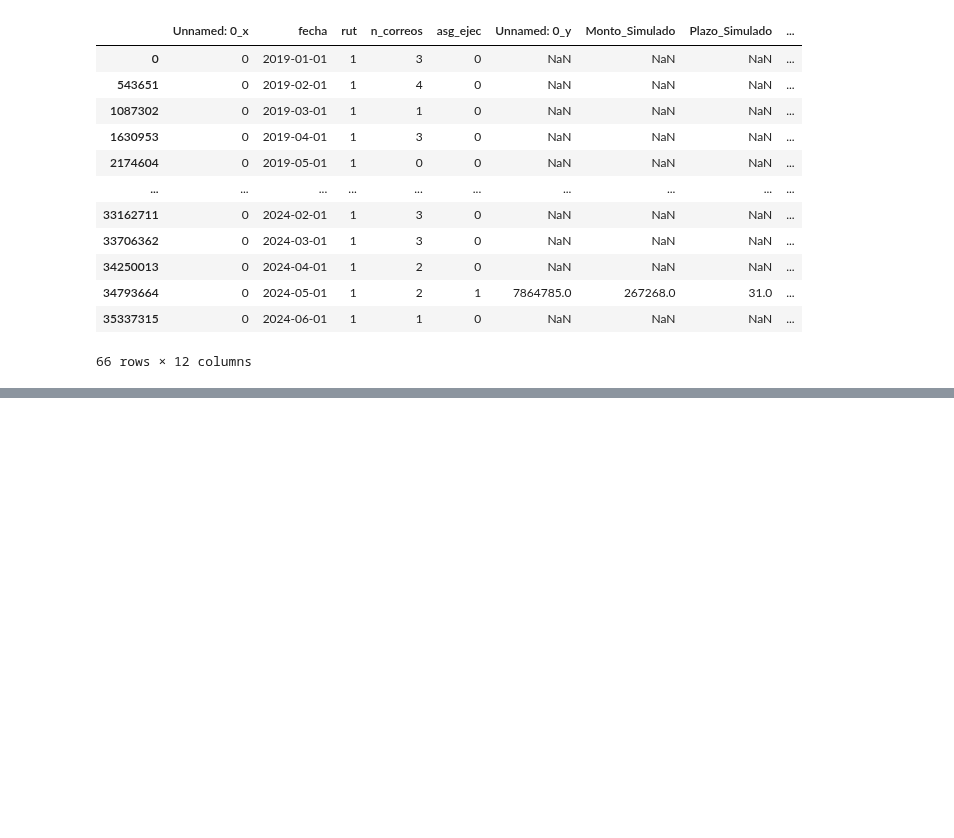
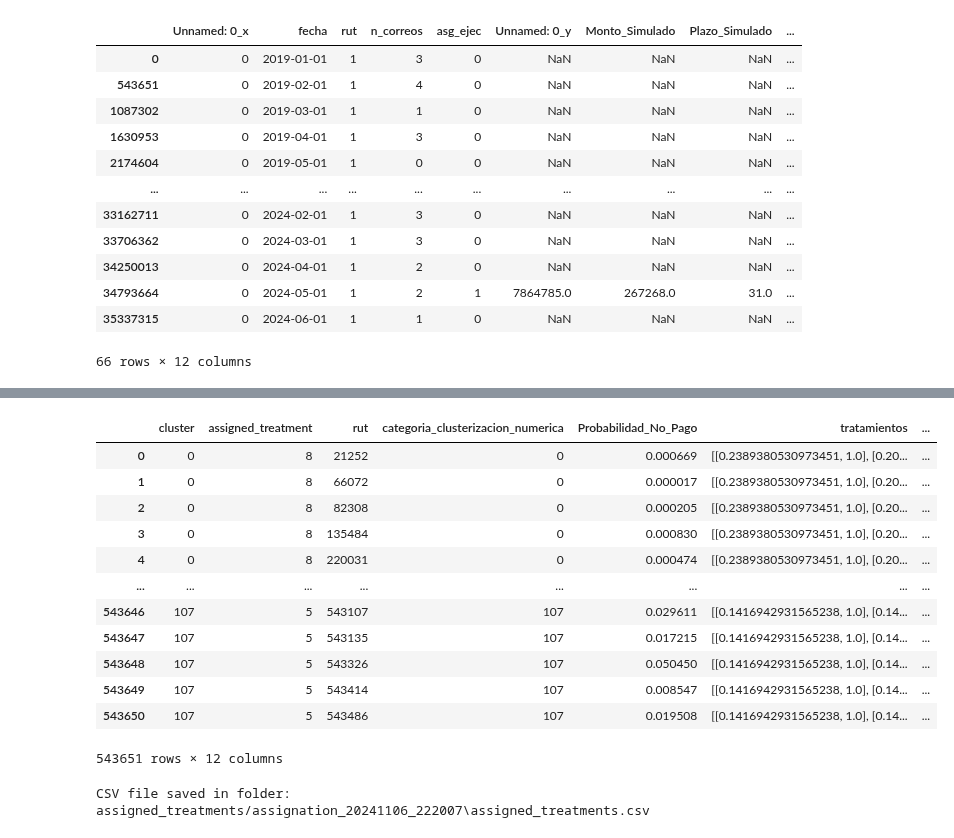
Before and after one commit to JosepVargasf/capstone_g11_2024-2, a Jupyter notebook: Procesamiento de datos/procesamiento.ipynb, the cells around one changed output, grey strips where cells are left out. Drawn from its saved outputs; the diff is of its cells as text; code cells hidden in the pictures; blank space fills up the shorter version.

```diff
--- a/Procesamiento de datos/procesamiento.ipynb
+++ b/Procesamiento de datos/procesamiento.ipynb
@@ -1026,9 +682,24 @@ if model.Status == GRB.OPTIMAL:
     # Display results
     print("\nTratamientos asignados por cluster:")
     for cluster_id, tratamiento in resultados_por_cluster.items():
-        print(f"Cluster {cluster_id}: Tratamiento {tratamiento}")
+        print(f"Cluster {cluster_id}: Tratamiento {tratamiento + 1}")
 
     print(f"\nGanancias totales: {ganancias_totales:.2f}")
+
+    # -------------------------------
+    # Calculating Executive Usage
+    # -------------------------------
+
+    # Count the number of executives used for treatments 5, 6, and 7
+    executives_used = sum(
+        1 for i in variables for t in variables[i] if t in [5, 6, 7] and variables[i][t].X > 0.5
+    )
+    executives_remaining = capacidad_ejecutivos - executives_used
+
+    # Display executive usage summary
+    print(f"\nExecutives used: {executives_used}")
+    print(f"Executives remaining: {executives_remaining}")
+
 else:
     print("Optimization did not reach an optimal solution.")
 print("Optimization complete.")
@@ -1171,0 +947,7 @@ TypeError: can't multiply sequence by non-int of type 'numpy.float64'
+# %%
+# Convert resultados_por_cluster dictionary to a DataFrame
+df_resultados_por_cluster = pd.DataFrame(list(resultados_por_cluster.items()), columns=["cluster", "assigned_treatment"])
+
+# Display the DataFrame to the user
+
+df_resultados_por_cluster
@@ -1171,0 +968,45 @@ TypeError: can't multiply sequence by non-int of type 'numpy.float64'
+# %%
+# First merge with df_rut_info
+df_assigned = pd.merge(df_resultados_por_cluster, df_rut_info, left_on='cluster', right_on='categoria_clusterizacion_numerica', how='left')
+
+# Then merge with df_grouped to add the 'RC' column
+df_assigned = pd.merge(df_assigned, df_grouped[['categoria_clusterizacion_numerica', 'RC']], on='categoria_clusterizacion_numerica', how='left')
+# %%
+df_assigned['probabilidad_de_simular'] = df_assigned.apply(
+    lambda row: row['tratamientos'][row['assigned_treatment'] - 1][0]
+                if isinstance(row['tratamientos'], list) and (0 <= row['assigned_treatment'] - 1 < len(row['tratamientos']))
+                else None,
+    axis=1
+)
+# %%
+df_assigned
+# %% [output]
+|  | cluster | assigned_treatment | rut | categoria_clusterizacion_numerica | Probabilidad_No_Pago | tratamientos | ... |
+| 0 | 0 | 8 | 21252 | 0 | 0.000669 | [[0.2389380530973451, 1.0], [0.20... | ... |
+| 1 | 0 | 8 | 66072 | 0 | 0.000017 | [[0.2389380530973451, 1.0], [0.20... | ... |
+| 2 | 0 | 8 | 82308 | 0 | 0.000205 | [[0.2389380530973451, 1.0], [0.20... | ... |
+| 3 | 0 | 8 | 135484 | 0 | 0.000830 | [[0.2389380530973451, 1.0], [0.20... | ... |
+| 4 | 0 | 8 | 220031 | 0 | 0.000474 | [[0.2389380530973451, 1.0], [0.20... | ... |
+| ... | ... | ... | ... | ... | ... | ... | ... |
+| 543646 | 107 | 5 | 543107 | 107 | 0.029611 | [[0.1416942931565238, 1.0], [0.14... | ... |
+| 543647 | 107 | 5 | 543135 | 107 | 0.017215 | [[0.1416942931565238, 1.0], [0.14... | ... |
+| 543648 | 107 | 5 | 543326 | 107 | 0.050450 | [[0.1416942931565238, 1.0], [0.14... | ... |
+| 543649 | 107 | 5 | 543414 | 107 | 0.008547 | [[0.1416942931565238, 1.0], [0.14... | ... |
+| 543650 | 107 | 5 | 543486 | 107 | 0.019508 | [[0.1416942931565238, 1.0], [0.14... | ... |
+543651 rows × 12 columns
+# %%
+import os
+from datetime import datetime
+
+# Create a folder named with the current datetime
+timestamp = datetime.now().strftime("%Y%m%d_%H%M%S")
+folder_name = f"assigned_treatments/assignation_{timestamp}"
+os.makedirs(folder_name, exist_ok=True)
+
+# Save the CSV file in the new folder
+output_path = os.path.join(folder_name, 'assigned_treatments.csv')
+df_assigned[['rut', 'cluster', 'Probabilidad_No_Pago', 'RC','assigned_treatment', 'probabilidad_de_simular', 'tasa_optima', 'probabilidad_aceptacion_optima']].to_csv(output_path, index=False)
+
+print(f"CSV file saved in folder: {output_path}")
+# %% [output]
+CSV file saved in folder: assigned_treatments/assignation_20241106_222007\assigned_treatments.csv
```
Also changed, not shown: parts of 73 cells of this notebook.
